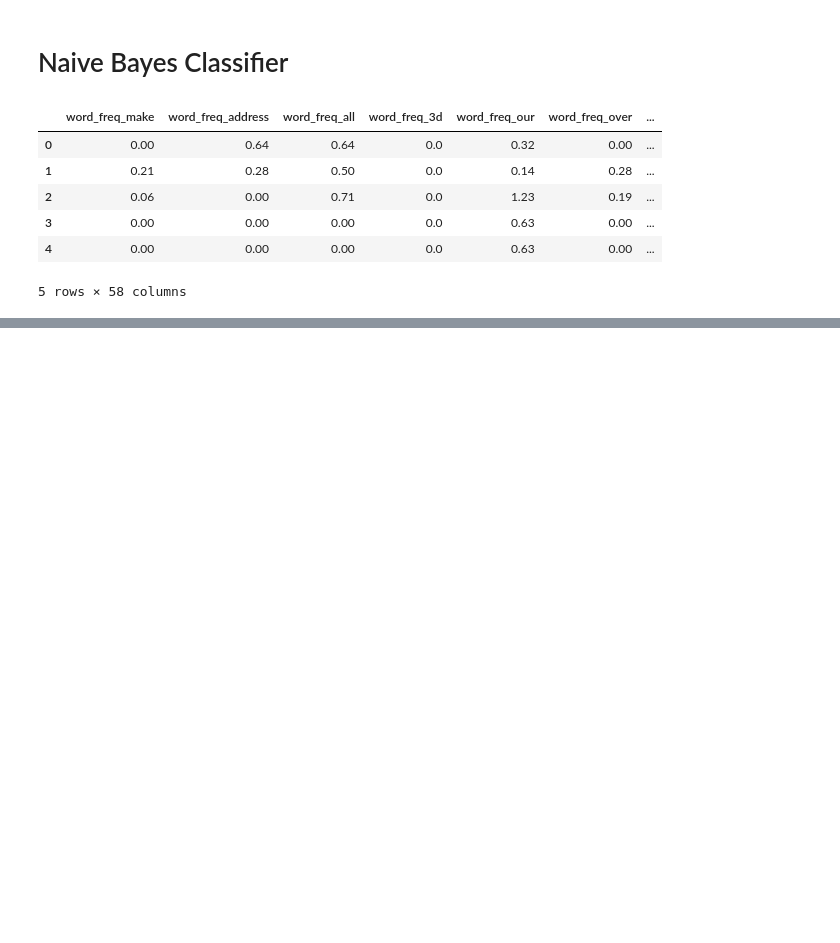
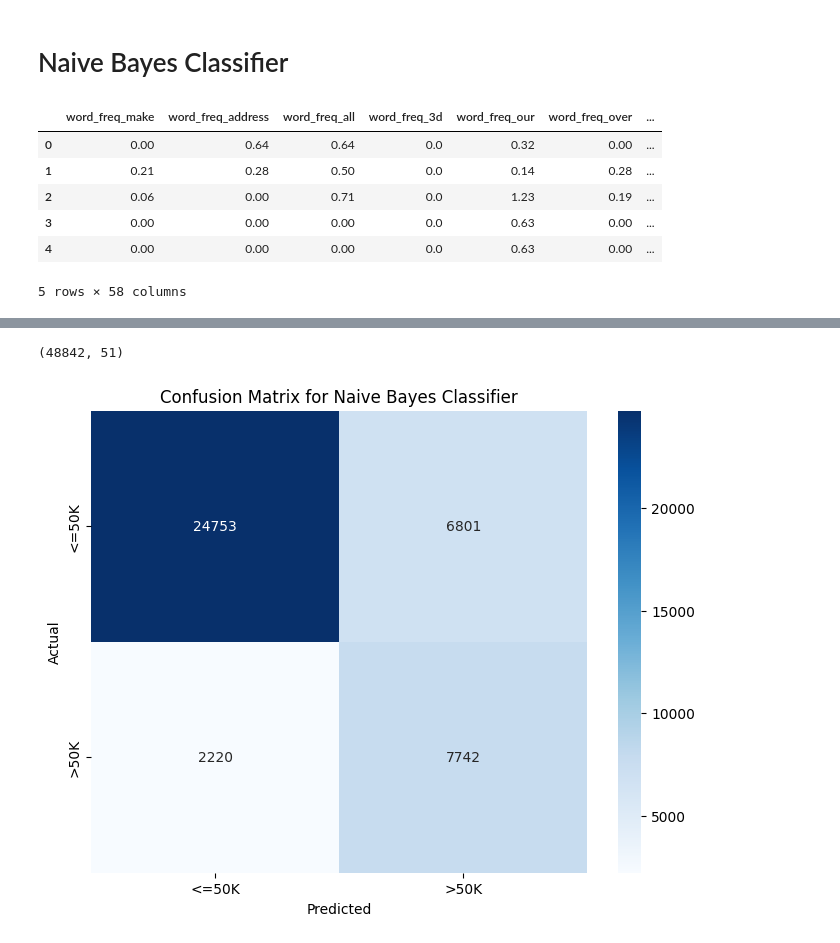
Before and after one commit to abdullaharifx/PL-Work, a Jupyter notebook: Clustering-03.ipynb, the cells around one changed output, grey strips where cells are left out. Cells and saved outputs as stored; diff of their text form; code cells hidden in the pictures; blank space fills up the shorter version.

Commit message:
compare gaussian nb, bernoulli nb, for continous and categorical dataset

```diff
--- a/Clustering-03.ipynb
+++ b/Clustering-03.ipynb
@@ -222,0 +341,7 @@ print(classification_report(y_test, predictions))
+# %%
+# one hot encode categorical columns
+# exclude nativ-country from list categorical_cols - ['native-country']
+categorical_cols.remove('native-country')  # remove 'native-country' from the list
+categorical_cols.remove('class')  # remove 'class' from the list as it is the target variable
+df = pd.get_dummies(df, columns=categorical_cols, drop_first=True)
+df.head()
@@ -222,0 +356,3 @@ print(classification_report(y_test, predictions))
+# %%
+df_cat = df.select_dtypes(include=['bool']).copy()
+df_cat.head()
@@ -222,0 +367,4 @@ print(classification_report(y_test, predictions))
+# %%
+df_cat.shape
+# %% [output]
+(48842, 51)
@@ -222,0 +403,23 @@ print(classification_report(y_test, predictions))
+# %%
+X_train, X_test, y_train, y_test = train_test_split(df_cat, df['class'], test_size=0.85, random_state=381)
+# %%
+nb_cat = NaiveBayes()
+nb_cat.fit(df_cat, df['class'])
+nb_cat_predictions = nb_cat.predict(X_test)
+# Display predictions and evaluate model
+accuracy = accuracy_score(y_test, nb_cat_predictions)
+# %%
+
+import seaborn as sns
+from sklearn.metrics import confusion_matrix
+conf_matrix = confusion_matrix(y_test, nb_cat_predictions)
+
+
+plt.figure(figsize=(8, 6))
+sns.heatmap(conf_matrix, annot=True, fmt='d', cmap='Blues', xticklabels=['<=50K', '>50K'], yticklabels=['<=50K', '>50K'])
+plt.xlabel('Predicted')
+plt.ylabel('Actual')
+plt.title('Confusion Matrix for Naive Bayes Classifier')
+plt.show()
+# %% [output]
+[figure, added]
```
Also changed, not shown: parts of 20 cells of this notebook.
